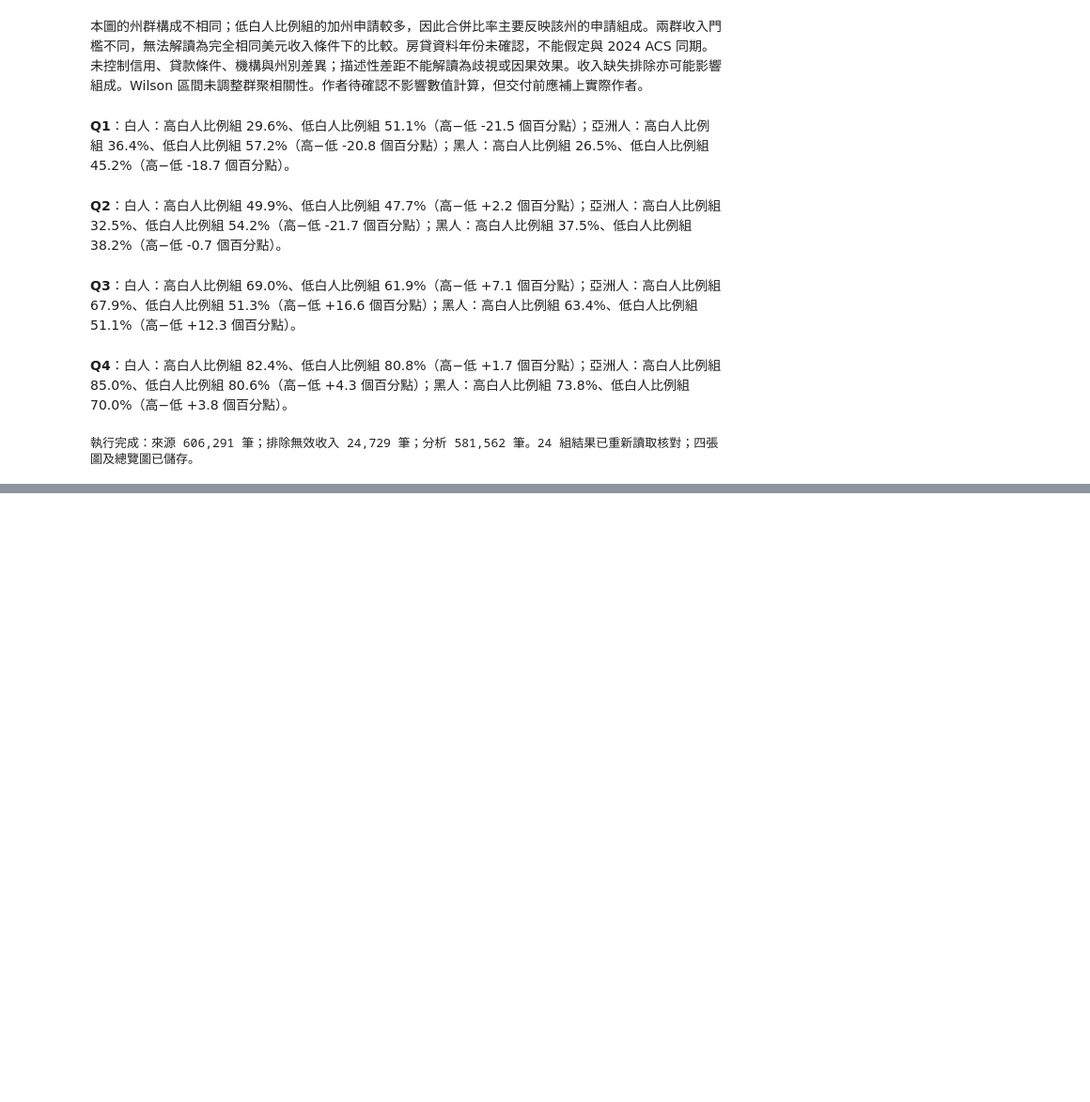
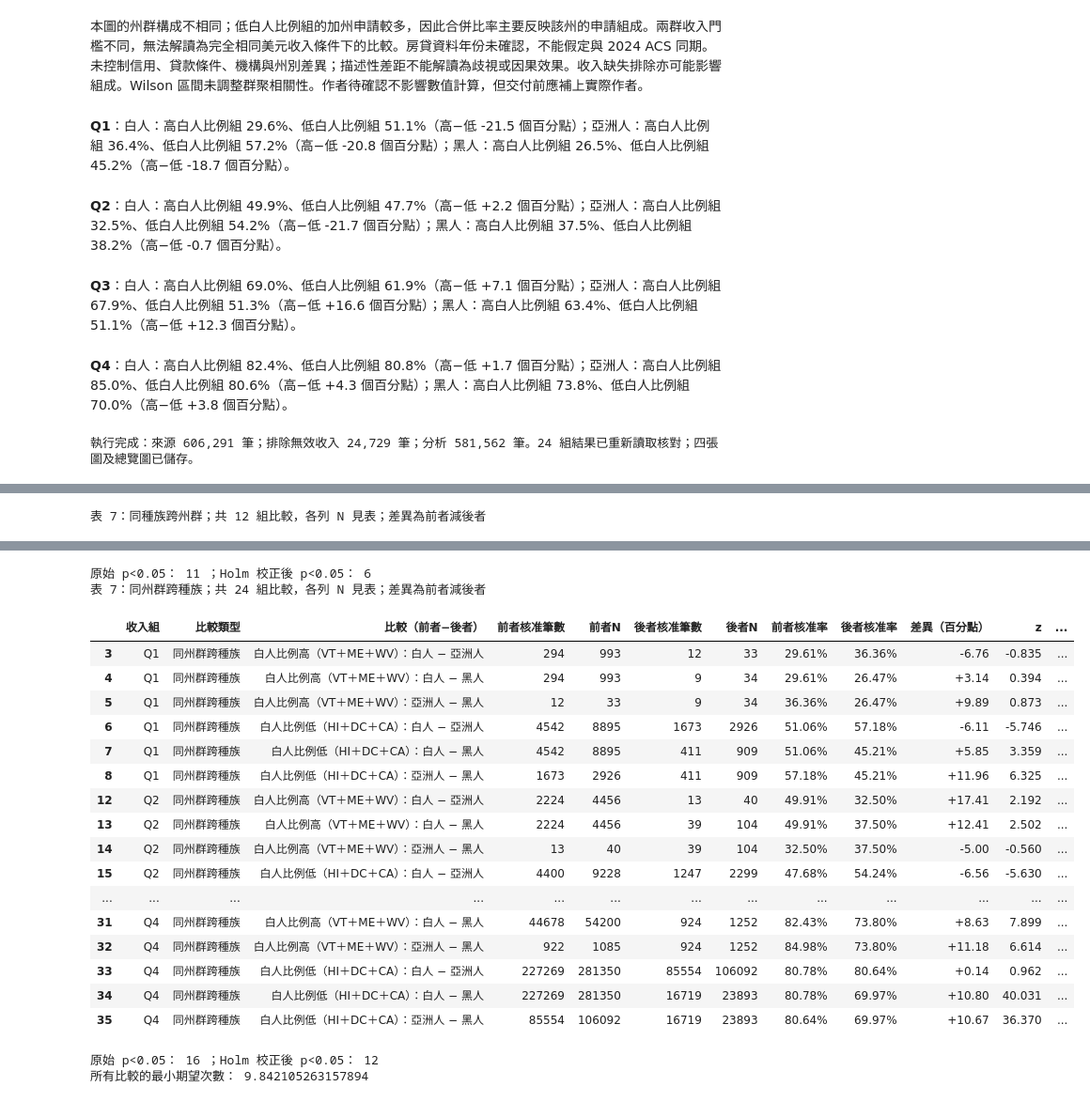
Before and after one commit to kuooo23/DSSI2026-group-4, a Jupyter notebook: econ-5166-student-kit/finding/white_groups_mortgage_approval.ipynb, the cells around one changed output, grey strips where cells are left out. Shown at 94% size. Cells and saved outputs as stored; diff of their text form; code cells hidden in the pictures; blank space fills up the shorter version.

```diff
--- a/econ-5166-student-kit/finding/white_groups_mortgage_approval.ipynb
+++ b/econ-5166-student-kit/finding/white_groups_mortgage_approval.ipynb
@@ -293,0 +302,55 @@ print(f'執行完成：來源 {len(df):,} 筆；排除無效收入 {(~finite).su
+# %%
+from itertools import combinations
+from math import erfc, sqrt
+
+# Two-sided pooled two-proportion z test; each application is treated as independent.
+rows=[]
+def compare(q, kind, label, a, b):
+    x1,n1,x2,n2=int(a.approved_n),int(a.n),int(b.approved_n),int(b.n)
+    p1,p2=x1/n1,x2/n2
+    pooled=(x1+x2)/(n1+n2)
+    se=sqrt(pooled*(1-pooled)*(1/n1+1/n2))
+    zstat=(p1-p2)/se
+    expected_min=min(n1*pooled,n1*(1-pooled),n2*pooled,n2*(1-pooled))
+    assert expected_min>=5, 'Small expected counts: use an exact test instead.'
+    rows.append({'收入組':q,'比較類型':kind,'比較（前者−後者）':label,
+                 '前者核准筆數':x1,'前者N':n1,'後者核准筆數':x2,'後者N':n2,
+                 '前者核准率':p1,'後者核准率':p2,'差異（百分點）':100*(p1-p2),
+                 'z':zstat,'p_value':erfc(abs(zstat)/sqrt(2)),
+                 '最小期望次數':expected_min})
+for q in ['Q1','Q2','Q3','Q4']:
+    for race,label in zip(races,race_labels):
+        compare(q,'同種族跨州群',label+'：'+group_labels[groups[0]]+' − '+group_labels[groups[1]],
+                summary.loc[(q,groups[0],race)],summary.loc[(q,groups[1],race)])
+    for group in groups:
+        for i,j in combinations(range(3),2):
+            compare(q,'同州群跨種族',group_labels[group]+'：'+race_labels[i]+' − '+race_labels[j],
+                    summary.loc[(q,group,races[i])],summary.loc[(q,group,races[j])])
+pvalue_results=pd.DataFrame(rows)
+# One Holm family contains all 36 comparisons within this figure.
+order=np.argsort(pvalue_results.p_value.to_numpy(),kind='stable')
+adjusted=np.empty(len(order))
+adjusted[order]=np.minimum(1,np.maximum.accumulate(
+    pvalue_results.p_value.to_numpy()[order]*(len(order)-np.arange(len(order)))))
+pvalue_results['p_holm']=adjusted
+pvalue_results['Holm後p<0.05']=pvalue_results.p_holm.lt(.05)
+assert len(pvalue_results)==36
+assert pvalue_results.p_holm.ge(pvalue_results.p_value-1e-15).all()
+pvalue_results.to_csv(assets/'p_values.csv',index=False)
+saved_p=pd.read_csv(assets/'p_values.csv')
+assert len(saved_p)==36 and np.allclose(saved_p.p_holm,pvalue_results.p_holm)
+for kind in ['同種族跨州群','同州群跨種族']:
+    table=pvalue_results.loc[pvalue_results['比較類型'].eq(kind)]
+    print(f'表 7：{kind}；共 {len(table)} 組比較，各列 N 見表；差異為前者減後者')
+    formatted=table.copy()
+    for col,fmt in {'前者核准率':'{:.2%}','後者核准率':'{:.2%}',
+        '差異（百分點）':'{:+.2f}','z':'{:.3f}','p_value':'{:.4g}',
+        'p_holm':'{:.4g}','最小期望次數':'{:.2f}'}.items():
+        formatted[col]=formatted[col].map(fmt.format)
+    with pd.option_context('display.max_columns',None,'display.max_rows',None):
+        display(formatted)
+    print('原始 p<0.05：',int(table.p_value.lt(.05).sum()),
+          '；Holm 校正後 p<0.05：',int(table.p_holm.lt(.05).sum()))
+print('所有比較的最小期望次數：',pvalue_results['最小期望次數'].min())
+# %% [output]
+表 7：同種族跨州群；共 12 組比較，各列 N 見表；差異為前者減後者
@@ -293,0 +370,21 @@ print(f'執行完成：來源 {len(df):,} 筆；排除無效收入 {(~finite).su
+原始 p<0.05： 11 ；Holm 校正後 p<0.05： 6
+表 7：同州群跨種族；共 24 組比較，各列 N 見表；差異為前者減後者
+|  | 收入組 | 比較類型 | 比較（前者−後者） | 前者核准筆數 | 前者N | 後者核准筆數 | 後者N | 前者核准率 | 後者核准率 | 差異（百分點） | z | ... |
+| 3 | Q1 | 同州群跨種族 | 白人比例高（VT＋ME＋WV）：白人 − 亞洲人 | 294 | 993 | 12 | 33 | 29.61% | 36.36% | -6.76 | -0.835 | ... |
+| 4 | Q1 | 同州群跨種族 | 白人比例高（VT＋ME＋WV）：白人 − 黑人 | 294 | 993 | 9 | 34 | 29.61% | 26.47% | +3.14 | 0.394 | ... |
+| 5 | Q1 | 同州群跨種族 | 白人比例高（VT＋ME＋WV）：亞洲人 − 黑人 | 12 | 33 | 9 | 34 | 36.36% | 26.47% | +9.89 | 0.873 | ... |
+| 6 | Q1 | 同州群跨種族 | 白人比例低（HI＋DC＋CA）：白人 − 亞洲人 | 4542 | 8895 | 1673 | 2926 | 51.06% | 57.18% | -6.11 | -5.746 | ... |
+| 7 | Q1 | 同州群跨種族 | 白人比例低（HI＋DC＋CA）：白人 − 黑人 | 4542 | 8895 | 411 | 909 | 51.06% | 45.21% | +5.85 | 3.359 | ... |
+| 8 | Q1 | 同州群跨種族 | 白人比例低（HI＋DC＋CA）：亞洲人 − 黑人 | 1673 | 2926 | 411 | 909 | 57.18% | 45.21% | +11.96 | 6.325 | ... |
+| 12 | Q2 | 同州群跨種族 | 白人比例高（VT＋ME＋WV）：白人 − 亞洲人 | 2224 | 4456 | 13 | 40 | 49.91% | 32.50% | +17.41 | 2.192 | ... |
+| 13 | Q2 | 同州群跨種族 | 白人比例高（VT＋ME＋WV）：白人 − 黑人 | 2224 | 4456 | 39 | 104 | 49.91% | 37.50% | +12.41 | 2.502 | ... |
+| 14 | Q2 | 同州群跨種族 | 白人比例高（VT＋ME＋WV）：亞洲人 − 黑人 | 13 | 40 | 39 | 104 | 32.50% | 37.50% | -5.00 | -0.560 | ... |
+| 15 | Q2 | 同州群跨種族 | 白人比例低（HI＋DC＋CA）：白人 − 亞洲人 | 4400 | 9228 | 1247 | 2299 | 47.68% | 54.24% | -6.56 | -5.630 | ... |
+| ... | ... | ... | ... | ... | ... | ... | ... | ... | ... | ... | ... | ... |
+| 31 | Q4 | 同州群跨種族 | 白人比例高（VT＋ME＋WV）：白人 − 黑人 | 44678 | 54200 | 924 | 1252 | 82.43% | 73.80% | +8.63 | 7.899 | ... |
+| 32 | Q4 | 同州群跨種族 | 白人比例高（VT＋ME＋WV）：亞洲人 − 黑人 | 922 | 1085 | 924 | 1252 | 84.98% | 73.80% | +11.18 | 6.614 | ... |
+| 33 | Q4 | 同州群跨種族 | 白人比例低（HI＋DC＋CA）：白人 − 亞洲人 | 227269 | 281350 | 85554 | 106092 | 80.78% | 80.64% | +0.14 | 0.962 | ... |
+| 34 | Q4 | 同州群跨種族 | 白人比例低（HI＋DC＋CA）：白人 − 黑人 | 227269 | 281350 | 16719 | 23893 | 80.78% | 69.97% | +10.80 | 40.031 | ... |
+| 35 | Q4 | 同州群跨種族 | 白人比例低（HI＋DC＋CA）：亞洲人 − 黑人 | 85554 | 106092 | 16719 | 23893 | 80.64% | 69.97% | +10.67 | 36.370 | ... |
+原始 p<0.05： 16 ；Holm 校正後 p<0.05： 12
+所有比較的最小期望次數： 9.842105263157894
```
Also changed, not shown: parts of 5 cells of this notebook, 11 other files.
